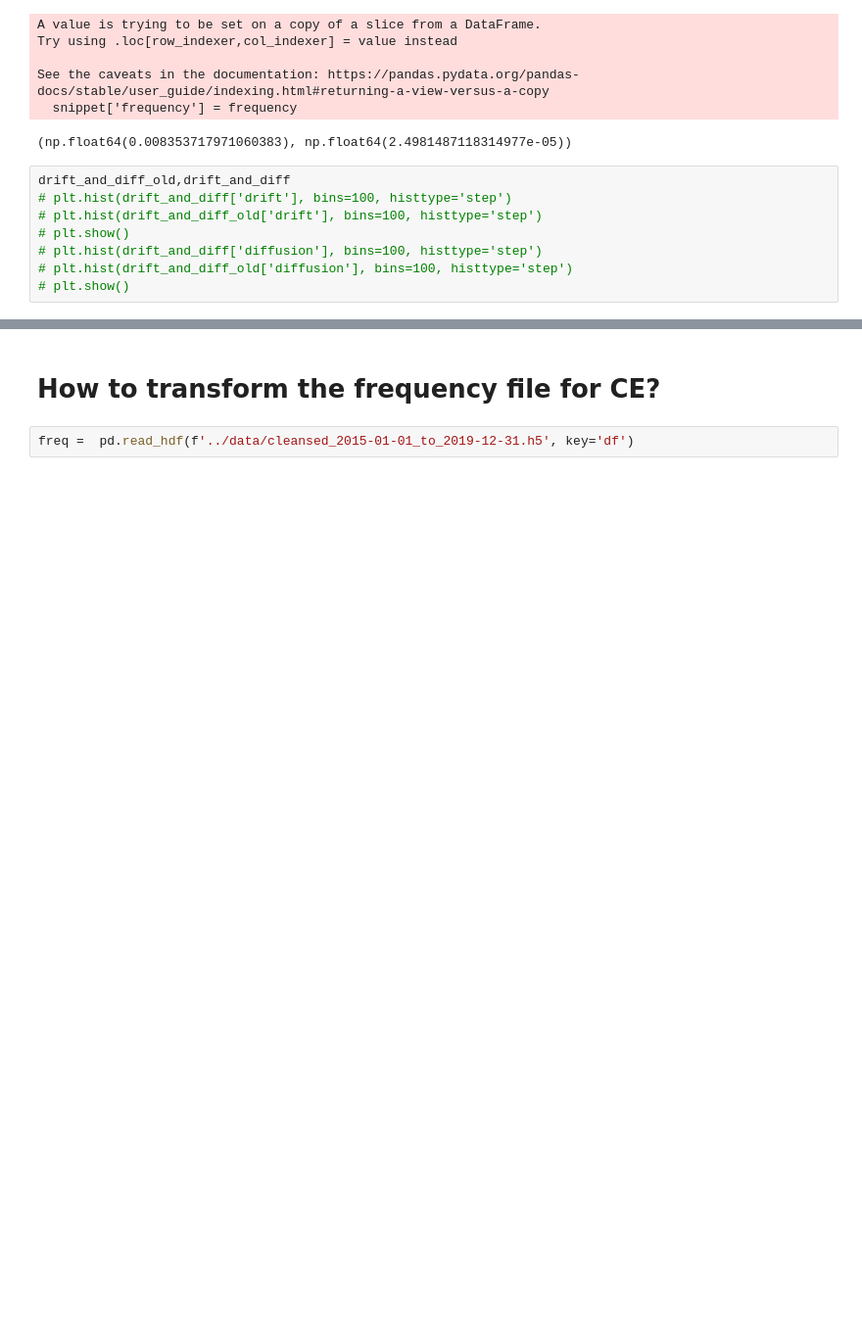
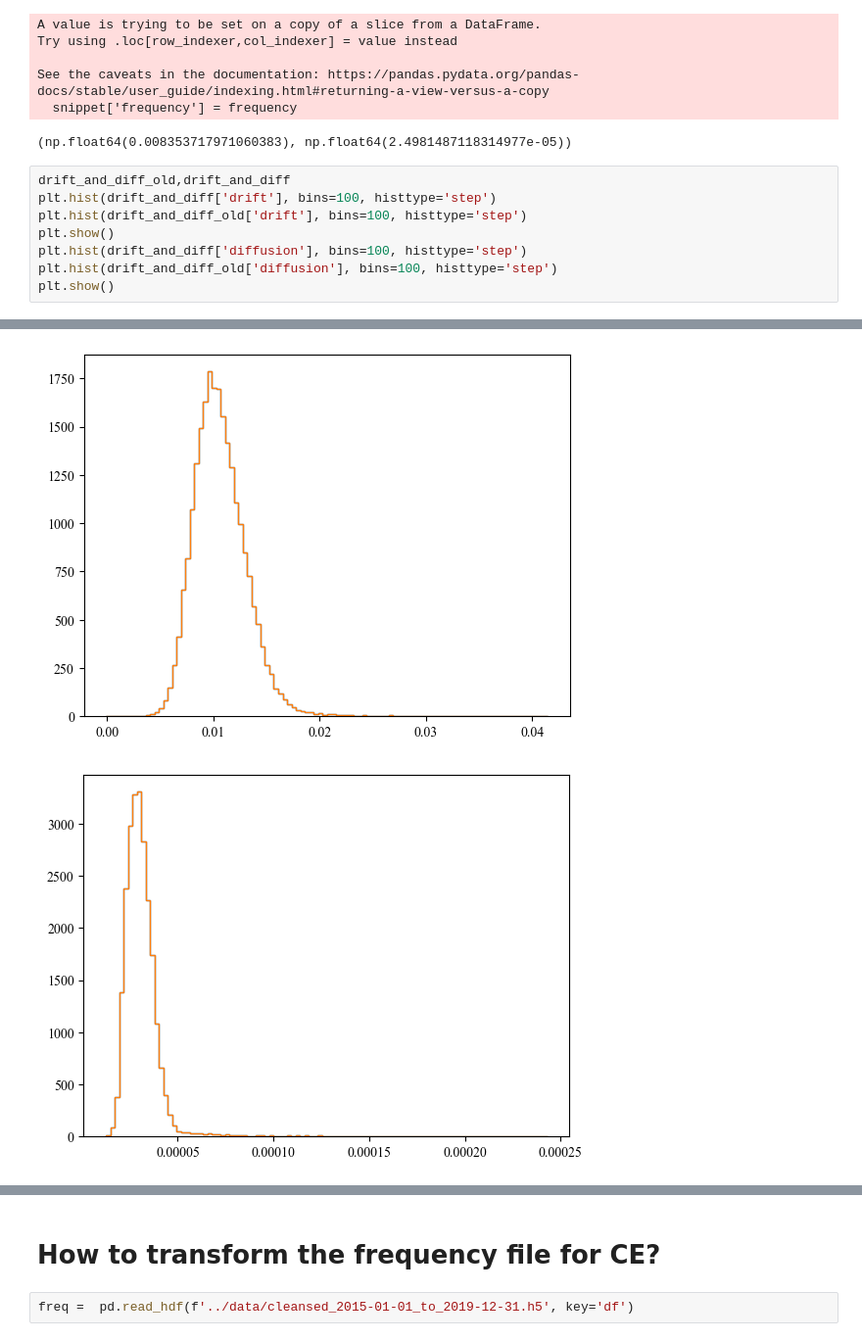
Before and after one commit to ulrich-oberhofer/Bachelor-s-Thesis, a Jupyter notebook: scripts/mlp_testing.ipynb, the cells around one changed output, grey strips where cells are left out. Shown at 98% size. Saved outputs shown, nothing was run; the diff lists cells and outputs as text; blank space fills up the shorter version.

Commit message:
Update drift. diff and features

```diff
--- a/scripts/mlp_testing.ipynb
+++ b/scripts/mlp_testing.ipynb
@@ -887,10 +887,10 @@ See the caveats in the documentation: https://pandas.pydata.org/pandas-docs/stab
 (np.float64(0.008353717971060383), np.float64(2.4981487118314977e-05))
 # %%
 drift_and_diff_old,drift_and_diff
-# plt.hist(drift_and_diff['drift'], bins=100, histtype='step')
-# plt.hist(drift_and_diff_old['drift'], bins=100, histtype='step')
-# plt.show()
-# plt.hist(drift_and_diff['diffusion'], bins=100, histtype='step')
-# plt.hist(drift_and_diff_old['diffusion'], bins=100, histtype='step')
-# plt.show()
+plt.hist(drift_and_diff['drift'], bins=100, histtype='step')
+plt.hist(drift_and_diff_old['drift'], bins=100, histtype='step')
+plt.show()
+plt.hist(drift_and_diff['diffusion'], bins=100, histtype='step')
+plt.hist(drift_and_diff_old['diffusion'], bins=100, histtype='step')
+plt.show()
 # %% [output]
@@ -913,0 +897,2 @@ drift_and_diff_old,drift_and_diff
+[figure, added]
+[figure, added]
```
Also changed, not shown: parts of 4 cells of this notebook, 2 other files.
